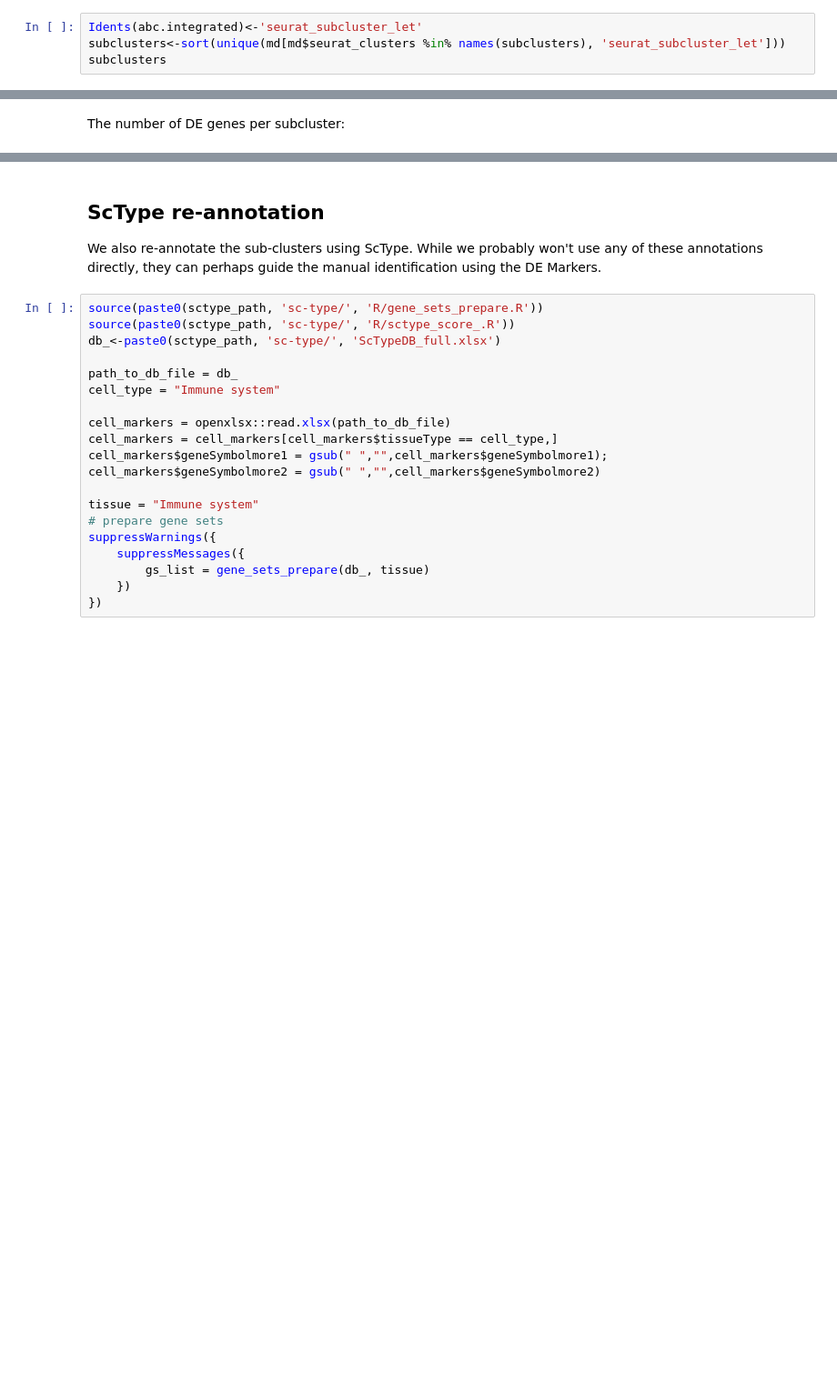
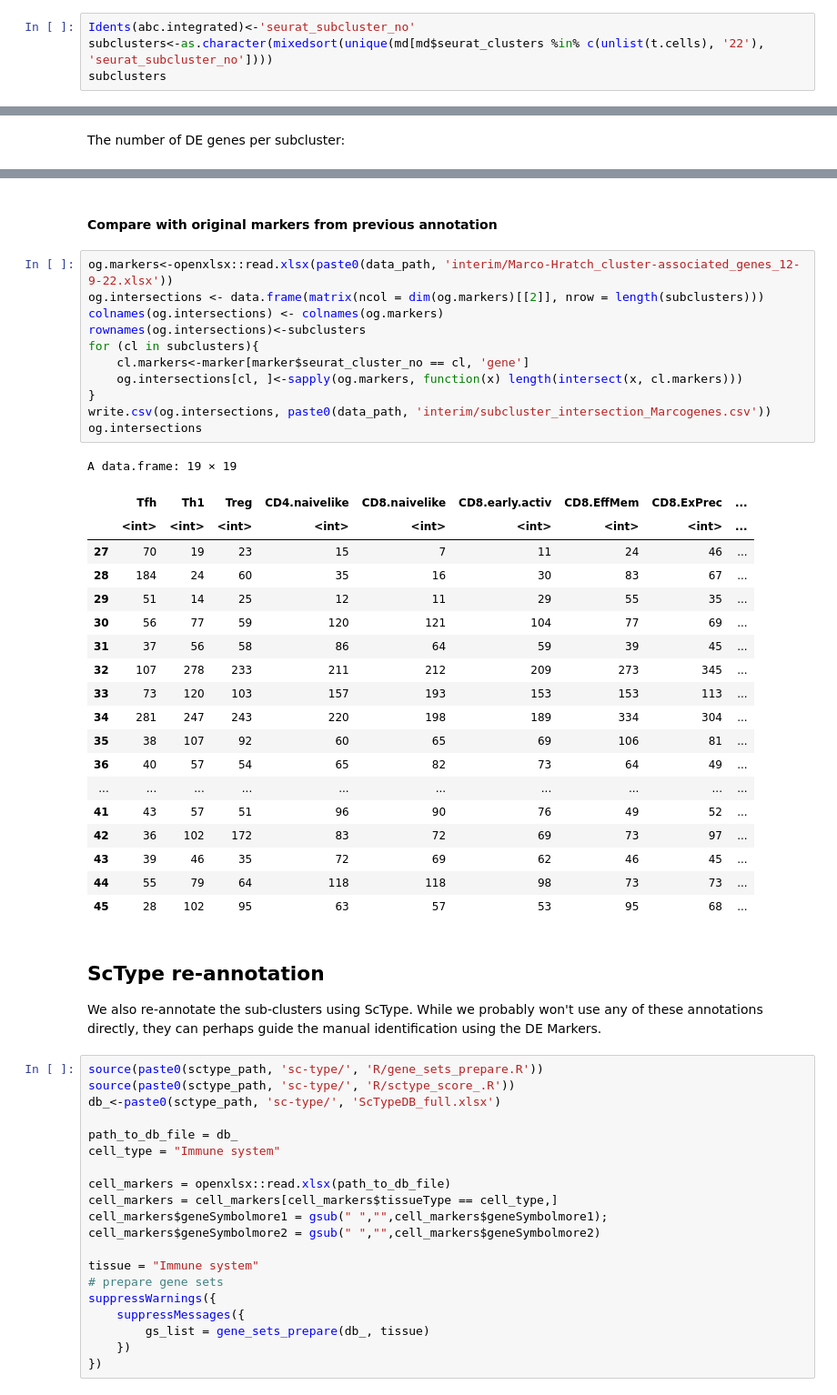
Before and after one commit to hmbaghdassarian/norcross_abc, a Jupyter notebook: notebooks/01_process_data/01Bii_CellType_Annotation_round2.ipynb, the cells around one changed output, grey strips where cells are left out. Shown at 91% size. Cells and saved outputs as stored; diff of their text form; blank space fills up the shorter version.

```diff
--- a/notebooks/01_process_data/01Bii_CellType_Annotation_round2.ipynb
+++ b/notebooks/01_process_data/01Bii_CellType_Annotation_round2.ipynb
@@ -384,7 +198,7 @@ DimPlot(abc.integrated,
 # %% [markdown]
 ### DE markers
 # %%
-Idents(abc.integrated)<-'seurat_subcluster_let'
-subclusters<-sort(unique(md[md$seurat_clusters %in% names(subclusters), 'seurat_subcluster_let']))
+Idents(abc.integrated)<-'seurat_subcluster_no'
+subclusters<-as.character(mixedsort(unique(md[md$seurat_clusters %in% c(unlist(t.cells), '22'), 'seurat_subcluster_no'])))
 subclusters
 # %% [output]
@@ -458,3 +298,36 @@ table(marker$seurat_cluster_let)
+# %% [markdown]
+#### Compare with original markers from previous annotation
+# %%
+og.markers<-openxlsx::read.xlsx(paste0(data_path, 'interim/Marco-Hratch_cluster-associated_genes_12-9-22.xlsx'))
+og.intersections <- data.frame(matrix(ncol = dim(og.markers)[[2]], nrow = length(subclusters)))
+colnames(og.intersections) <- colnames(og.markers)
+rownames(og.intersections)<-subclusters
+for (cl in subclusters){
+    cl.markers<-marker[marker$seurat_cluster_no == cl, 'gene']
+    og.intersections[cl, ]<-sapply(og.markers, function(x) length(intersect(x, cl.markers)))
+}
+write.csv(og.intersections, paste0(data_path, 'interim/subcluster_intersection_Marcogenes.csv'))
+og.intersections
+# %% [output]
+A data.frame: 19 × 19
+|  | Tfh | Th1 | Treg | CD4.naivelike | CD8.naivelike | CD8.early.activ | CD8.EffMem | CD8.ExPrec | ... |
+|  | <int> | <int> | <int> | <int> | <int> | <int> | <int> | <int> | ... |
+| 27 | 70 | 19 | 23 | 15 | 7 | 11 | 24 | 46 | ... |
+| 28 | 184 | 24 | 60 | 35 | 16 | 30 | 83 | 67 | ... |
+| 29 | 51 | 14 | 25 | 12 | 11 | 29 | 55 | 35 | ... |
+| 30 | 56 | 77 | 59 | 120 | 121 | 104 | 77 | 69 | ... |
+| 31 | 37 | 56 | 58 | 86 | 64 | 59 | 39 | 45 | ... |
+| 32 | 107 | 278 | 233 | 211 | 212 | 209 | 273 | 345 | ... |
+| 33 | 73 | 120 | 103 | 157 | 193 | 153 | 153 | 113 | ... |
+| 34 | 281 | 247 | 243 | 220 | 198 | 189 | 334 | 304 | ... |
+| 35 | 38 | 107 | 92 | 60 | 65 | 69 | 106 | 81 | ... |
+| 36 | 40 | 57 | 54 | 65 | 82 | 73 | 64 | 49 | ... |
+| ... | ... | ... | ... | ... | ... | ... | ... | ... | ... |
+| 41 | 43 | 57 | 51 | 96 | 90 | 76 | 49 | 52 | ... |
+| 42 | 36 | 102 | 172 | 83 | 72 | 69 | 73 | 97 | ... |
+| 43 | 39 | 46 | 35 | 72 | 69 | 62 | 46 | 45 | ... |
+| 44 | 55 | 79 | 64 | 118 | 118 | 98 | 73 | 73 | ... |
+| 45 | 28 | 102 | 95 | 63 | 57 | 53 | 95 | 68 | ... |
 # %% [markdown]
 ## ScType re-annotation
 
```
Also changed, not shown: parts of 49 cells of this notebook.
